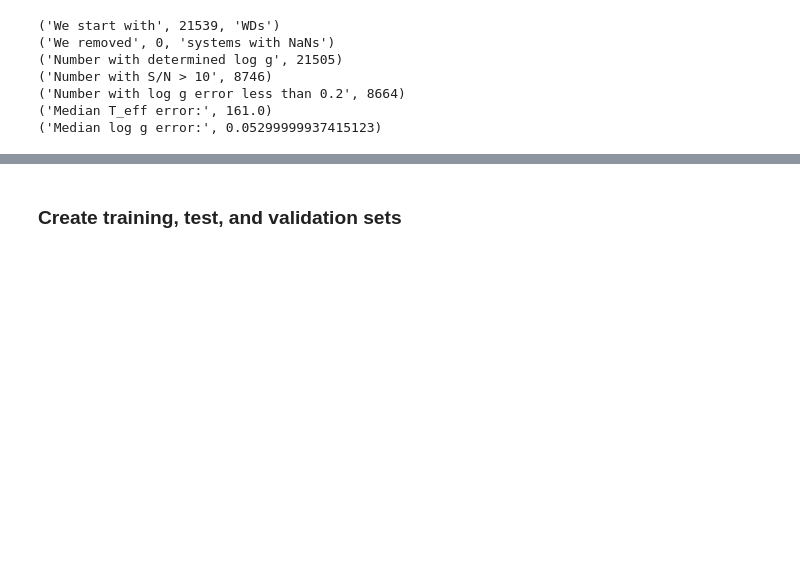
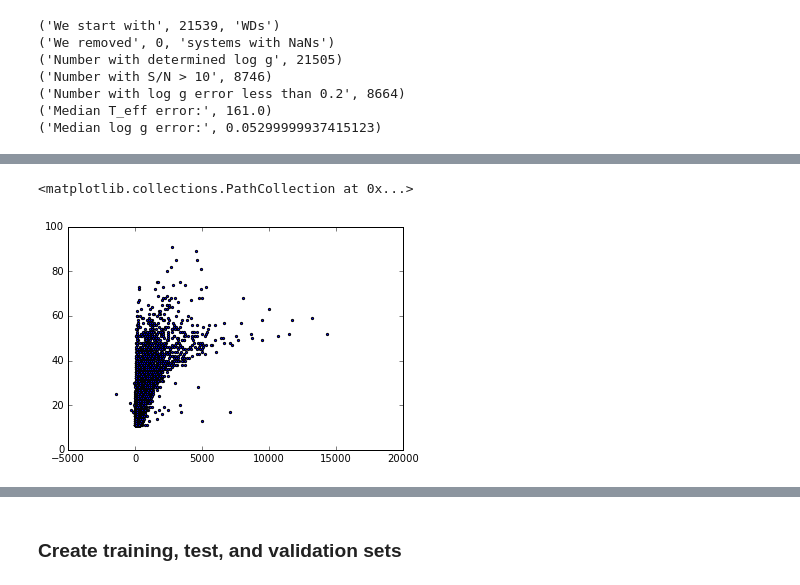
Before and after one commit to astrophysically/WDSpectralFitting, a Jupyter notebook: notebooks/WD Spectra.ipynb, the cells around one changed output, grey strips where cells are left out. Saved outputs shown, nothing was run; the diff lists cells and outputs as text; code cells hidden in the pictures; blank space fills up the shorter version.

```diff
--- a/notebooks/WD Spectra.ipynb
+++ b/notebooks/WD Spectra.ipynb
@@ -509,0 +518,6 @@ plot_spec(963,52643,527,good_WD)
+# %%
+#plt.scatter(good_WD['Chi1'],good_WD['S_N'])
+plt.scatter(good_WD['Chi1'],good_WD['S_N'],marker='.')
+# %% [output]
+<matplotlib.collections.PathCollection at 0x...>
+[figure, added]
```
Also changed, not shown: parts of 30 cells of this notebook.
